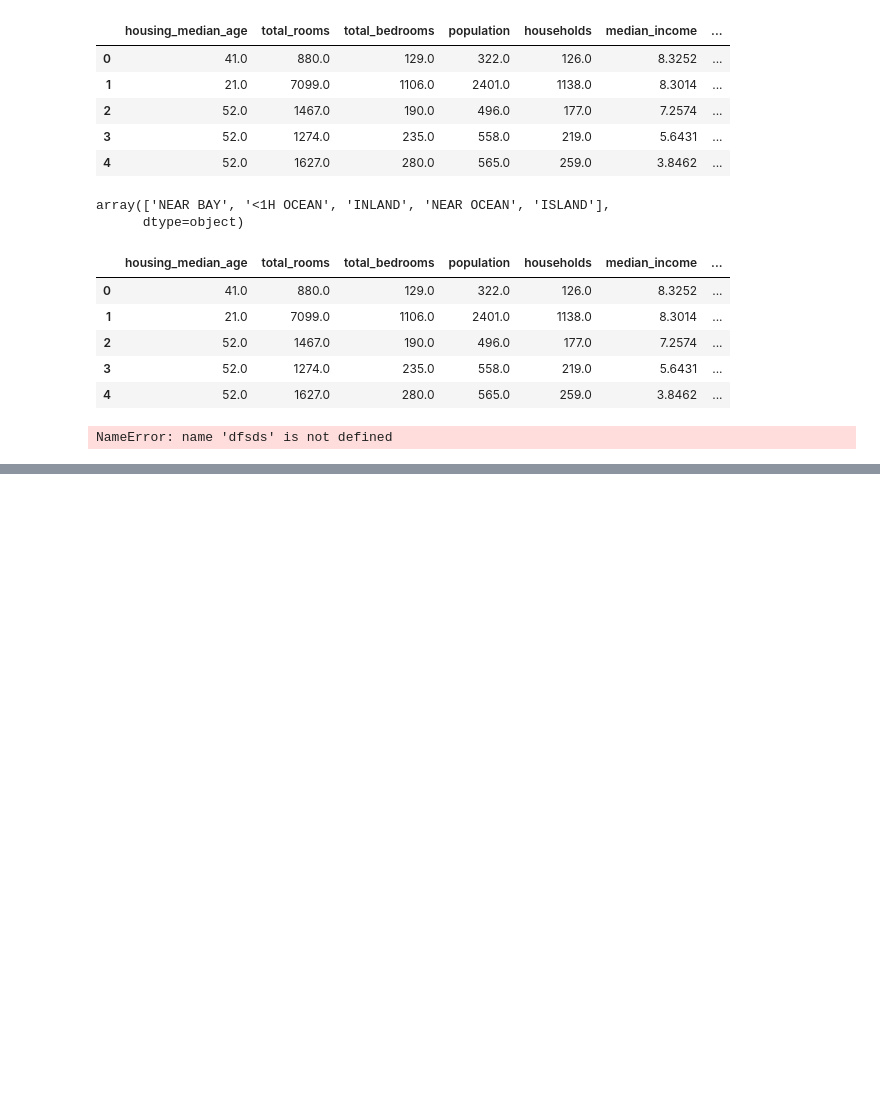
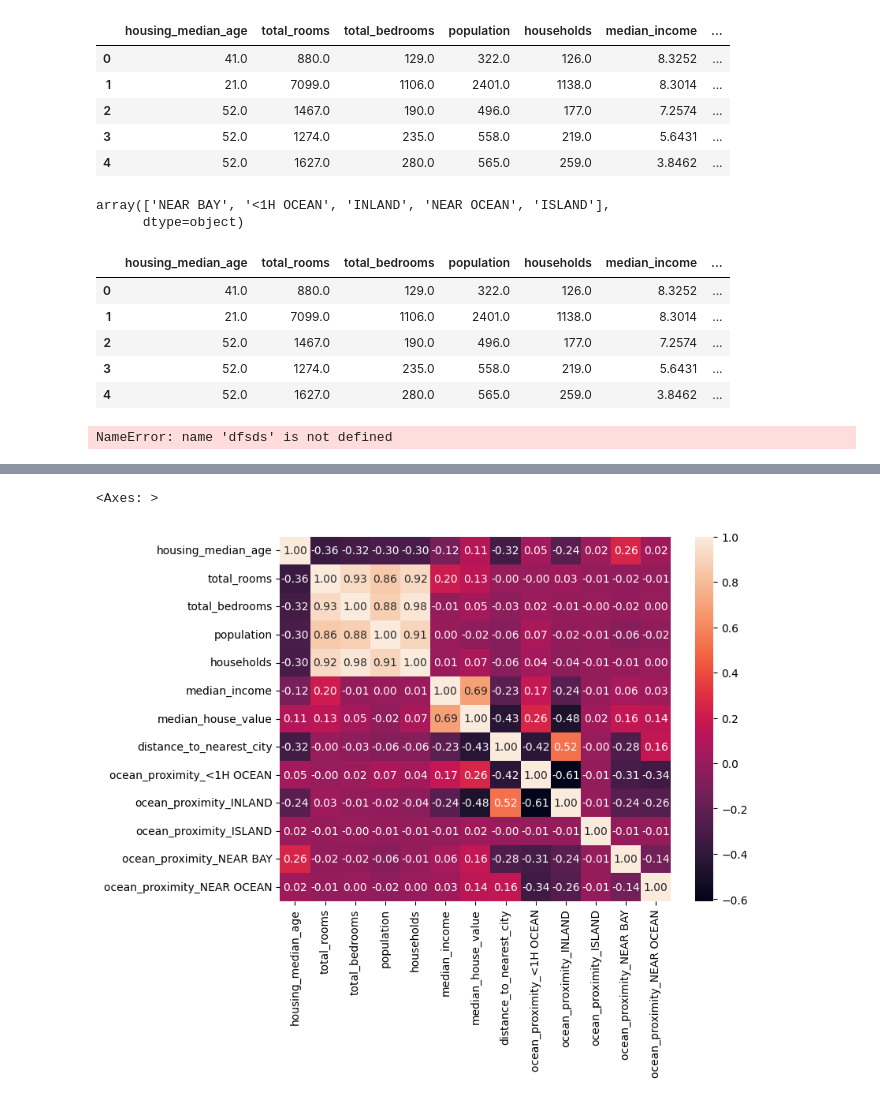
Before and after one commit to RovSveta/Advanced_Data_analytics_2025, a Jupyter notebook: Exercise_project_1/Regression_dataset/dataset preparation.ipynb, the cells around one changed output, grey strips where cells are left out. Drawn from its saved outputs; the diff is of its cells as text; code cells hidden in the pictures; blank space fills up the shorter version.

```diff
--- a/Exercise_project_1/Regression_dataset/dataset preparation.ipynb
+++ b/Exercise_project_1/Regression_dataset/dataset preparation.ipynb
@@ -108,0 +180,9 @@ df.to_csv("housing_modified.csv", index=False)
+# %%
+# correlation matrix
+plt.figure(figsize=(8, 6))
+
+correlations = df.corr(numeric_only=True)
+sns.heatmap(correlations, annot=True, fmt='.2f')
+# %% [output]
+<Axes: >
+[figure, added]
```
Also changed, not shown: parts of 6 cells of this notebook, 1 other file.
